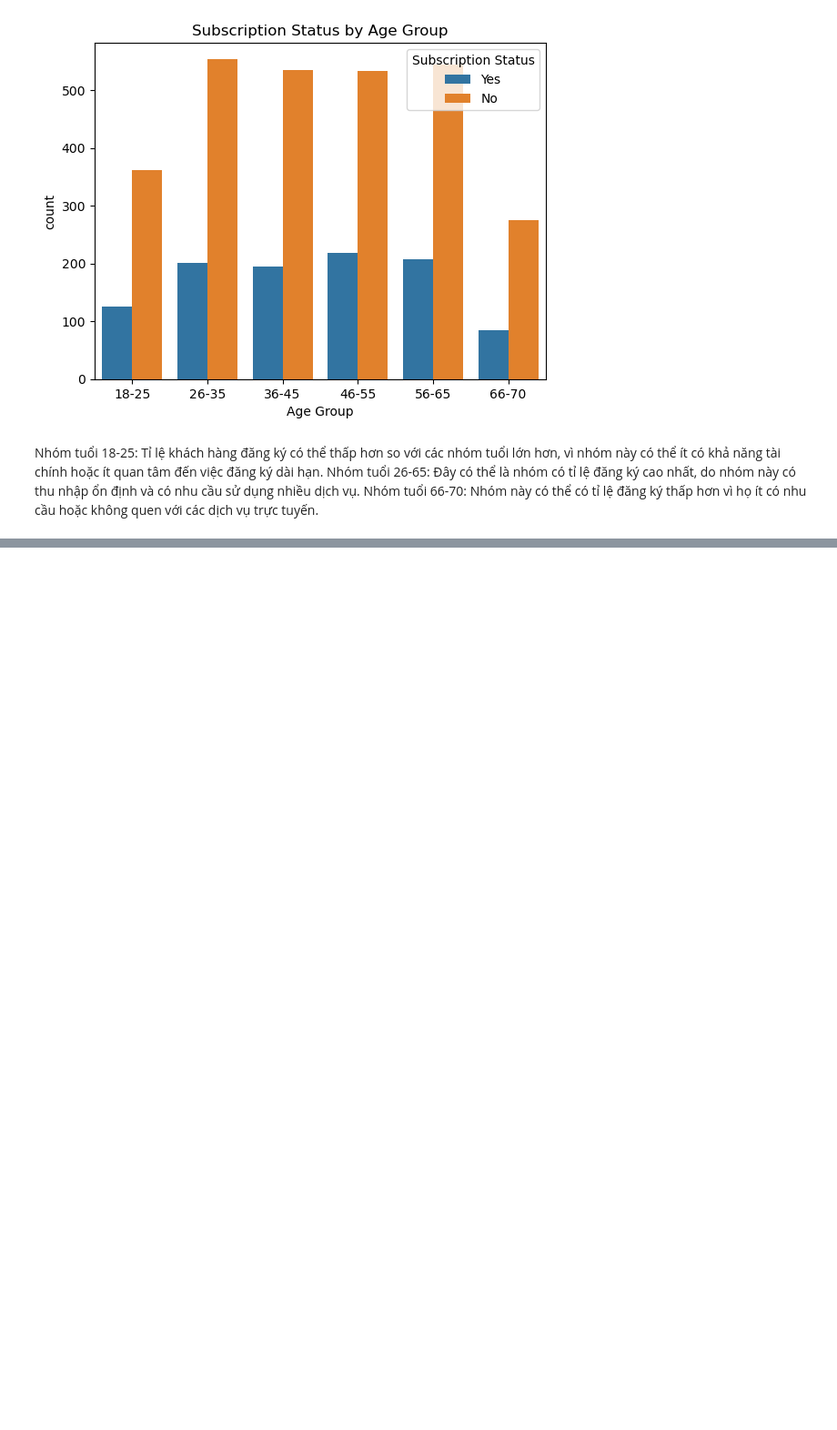
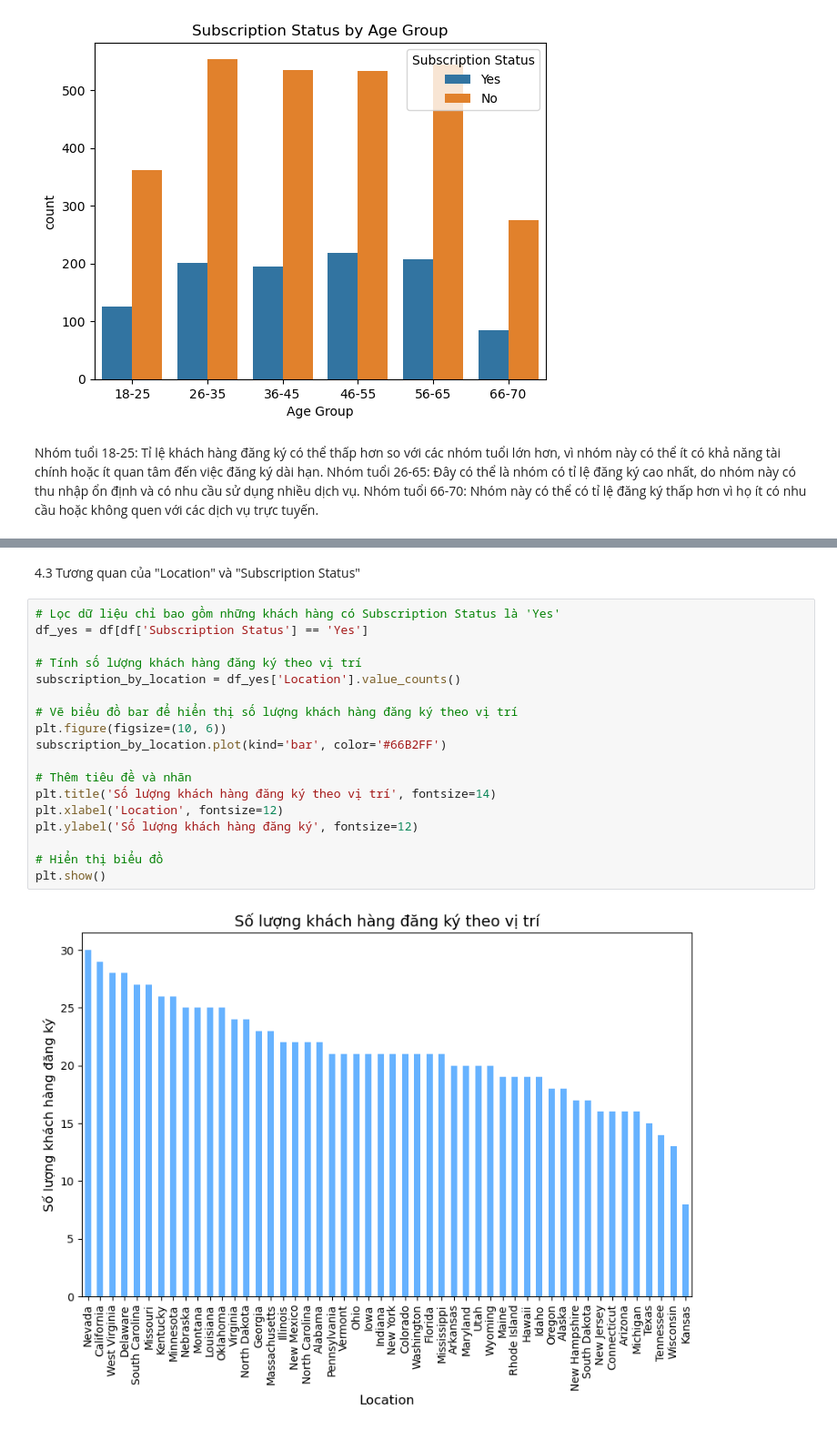
Before and after one commit to hailhp/DEANCNTT, a Jupyter notebook: 1.ipynb, the cells around one changed output, grey strips where cells are left out. Shown at 91% size. Drawn from its saved outputs; the diff is of its cells as text; blank space fills up the shorter version.

```diff
--- a/1.ipynb
+++ b/1.ipynb
@@ -341,0 +276,22 @@ plt.show()  # Hiển thị biểu đồ
+# %% [markdown]
+4.3 Tương quan của "Location" và "Subscription Status"
+# %%
+# Lọc dữ liệu chỉ bao gồm những khách hàng có Subscription Status là 'Yes'
+df_yes = df[df['Subscription Status'] == 'Yes']
+
+# Tính số lượng khách hàng đăng ký theo vị trí
+subscription_by_location = df_yes['Location'].value_counts()
+
+# Vẽ biểu đồ bar để hiển thị số lượng khách hàng đăng ký theo vị trí
+plt.figure(figsize=(10, 6))
+subscription_by_location.plot(kind='bar', color='#66B2FF')
+
+# Thêm tiêu đề và nhãn
+plt.title('Số lượng khách hàng đăng ký theo vị trí', fontsize=14)
+plt.xlabel('Location', fontsize=12)
+plt.ylabel('Số lượng khách hàng đăng ký', fontsize=12)
+
+# Hiển thị biểu đồ
+plt.show()
+# %% [output]
+[figure, added]
```
Also changed, not shown: parts of 42 cells of this notebook, 3 other files.
